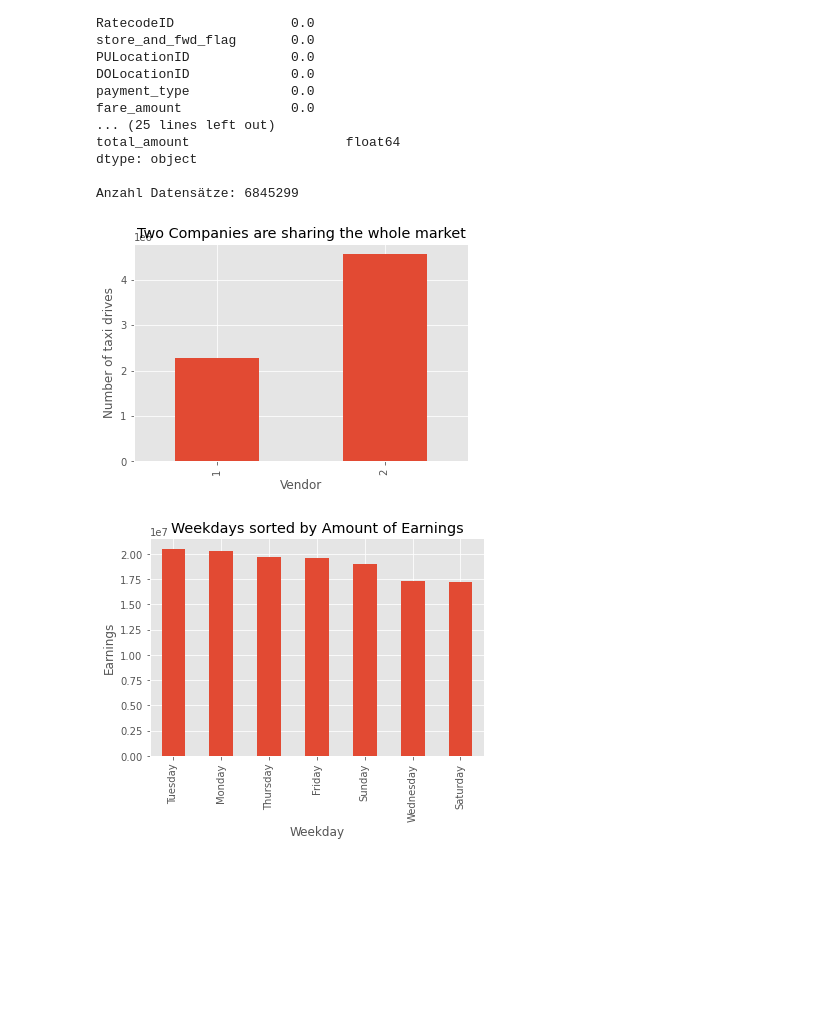
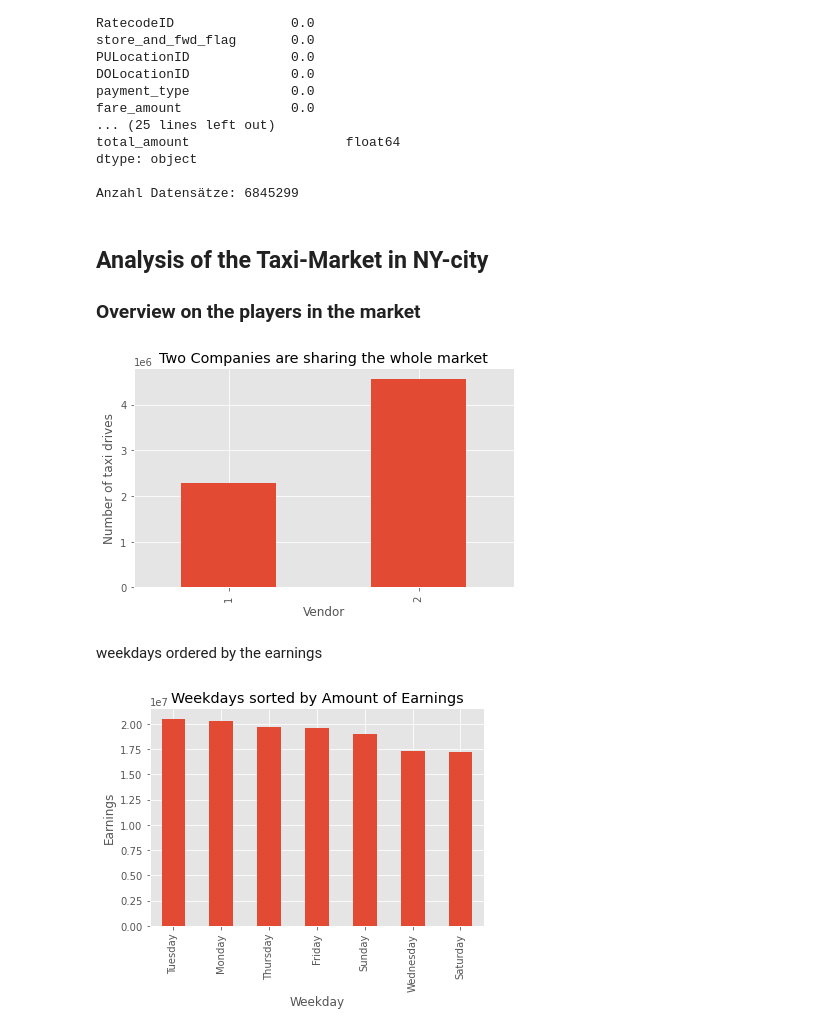
Before and after one commit to PrayForSnow/Data-Analysis-Projects, a Jupyter notebook: NY Taxi Rides 201912.ipynb, the cells around one changed output. Saved outputs shown, nothing was run; the diff lists cells and outputs as text; code cells hidden in the pictures; blank space fills up the shorter version.

```diff
--- a/NY Taxi Rides 201912.ipynb
+++ b/NY Taxi Rides 201912.ipynb
@@ -31,3 +36,19 @@ chunks = pd.read_csv(filename, chunksize=1000000, dtype = dtypes, parse_dates =
 df = pd.concat(chunks)
 
 df.drop('congestion_surcharge', axis = 1, inplace = True)
+# %%
+# Import whole year / only suitable with sufficient RAM
+
+'''
+
+dfs = []
+for i, j in enumerate(months):
+    filename = 'yellow_tripdata_2019-{}.csv'.format(j)
+    chunks = pd.read_csv(filename, chunksize=1000000, dtype = dtypes, parse_dates = ['tpep_pickup_datetime', 'tpep_dropoff_datetime'])
+    df[i] = pd.concat(chunks)
+
+df_all = df[0]
+for i in range(1, 12):
+    df_all = df_all.append(dfs[i])
+
+'''
@@ -58,14 +83,20 @@ total_amount                    float64
 dtype: object
 
 Anzahl Datensätze: 6845299
+# %% [markdown]
+## Analysis of the Taxi-Market in NY-city
+### Overview on the players in the market
 # %%
 df.groupby('VendorID')['total_amount'].count().plot(kind = 'bar')
 plt.title('Two Companies are sharing the whole market')
 plt.ylabel('Number of taxi drives')
 plt.xlabel('Vendor')
+plt.tight_layout()
 plt.show()
 # %% [output]
-[figure, old version]
+[figure, new version]
+# %% [markdown]
+weekdays ordered by the earnings
 # %%
 df.groupby(df['tpep_pickup_datetime'].dt.day_name())['total_amount'].sum().sort_values(ascending = False).plot(kind = 'bar')
 plt.title('Weekdays sorted by Amount of Earnings')
```
Also changed, not shown: parts of 6 cells of this notebook.
